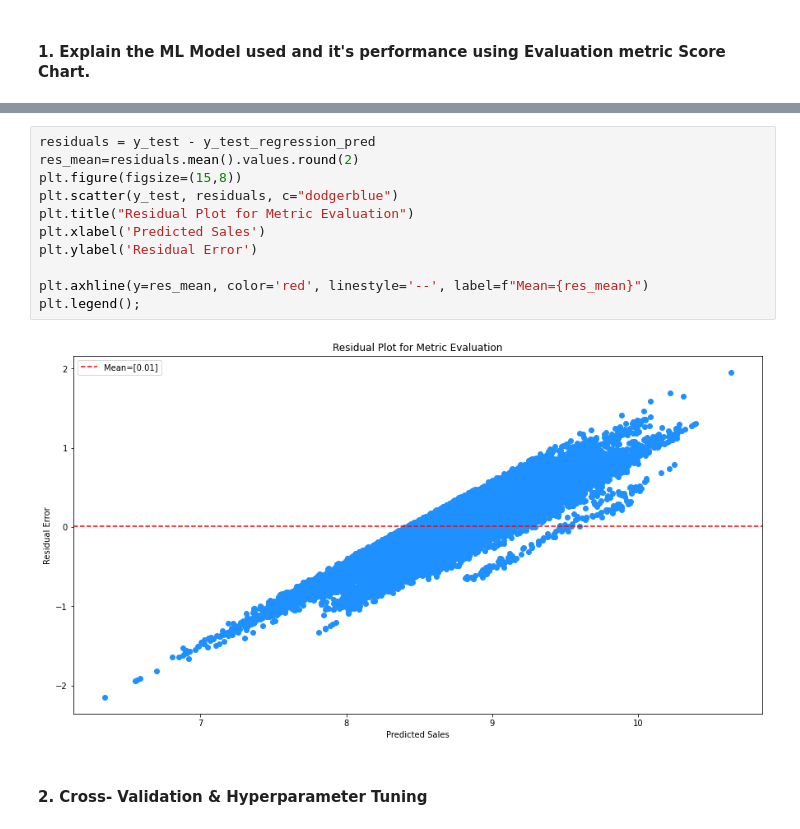
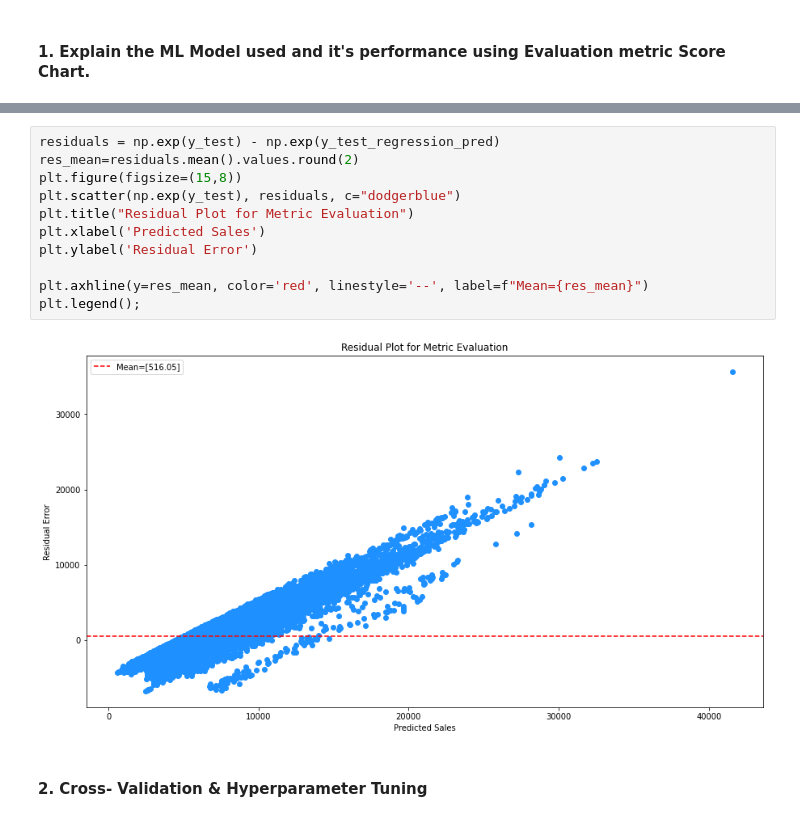
Before and after one commit to makdatascience/Retail_Sales_Prediction, a Jupyter notebook: Retail_Sales_Prediction.ipynb, the cells around one changed output, grey strips where cells are left out. Cells and saved outputs as stored; diff of their text form.

```diff
--- a/Retail_Sales_Prediction.ipynb
+++ b/Retail_Sales_Prediction.ipynb
@@ -1848,16 +1853,16 @@ Accuracy of test is: 96.87843868826002  %
 # %%
-residuals = y_test - y_test_regression_pred
+residuals = np.exp(y_test) - np.exp(y_test_regression_pred)
 res_mean=residuals.mean().values.round(2)
 plt.figure(figsize=(15,8))
-plt.scatter(y_test, residuals, c="dodgerblue")
+plt.scatter(np.exp(y_test), residuals, c="dodgerblue")
 plt.title("Residual Plot for Metric Evaluation")
 plt.xlabel('Predicted Sales')
 plt.ylabel('Residual Error')
 
 plt.axhline(y=res_mean, color='red', linestyle='--', label=f"Mean={res_mean}")
 plt.legend();
 # %% [output]
-[figure, old version]
+[figure, new version]
 # %% [markdown]
 #### 2. Cross- Validation & Hyperparameter Tuning
 # %%
```
Also changed, not shown: parts of 12 cells of this notebook.
